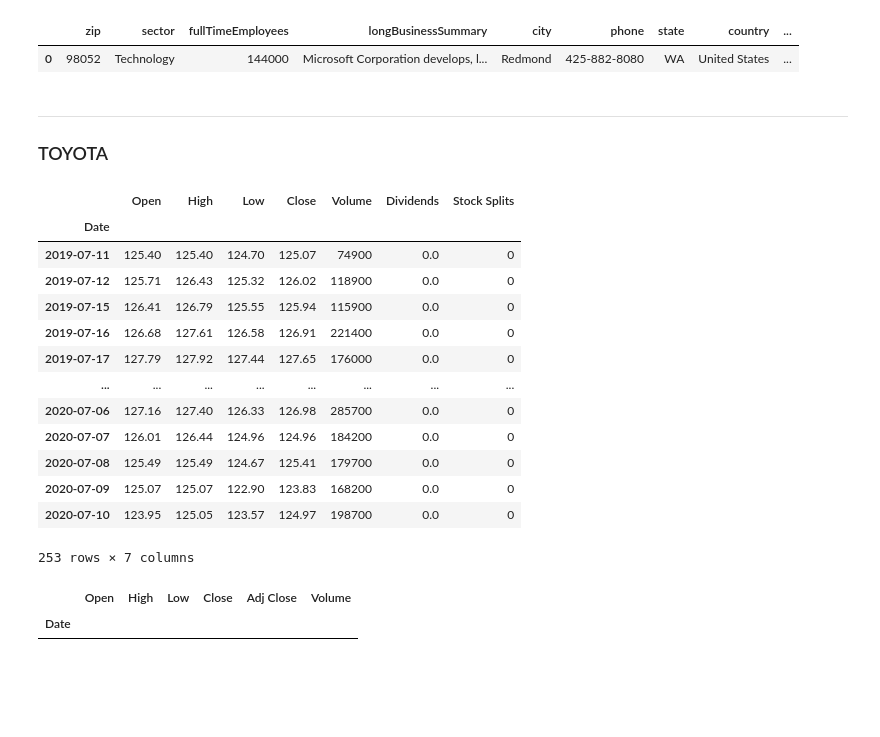
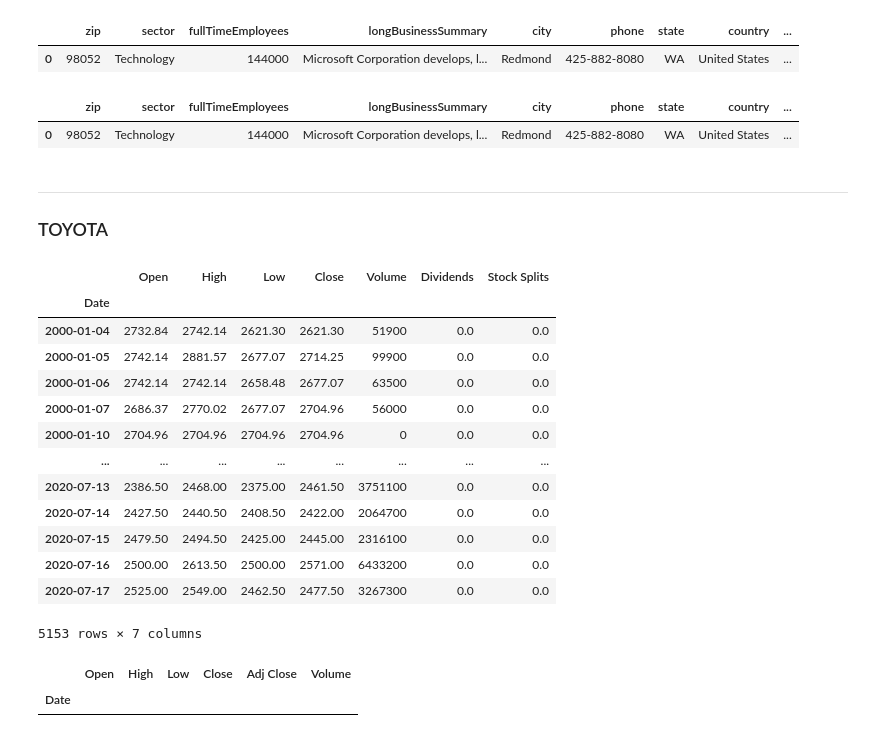
Before and after one commit to tarai2/Numer-ai, a Jupyter notebook: dataset/yfinance_example.ipynb, the cells around one changed output. Drawn from its saved outputs; the diff is of its cells as text; code cells hidden in the pictures; blank space fills up the shorter version.

```diff
--- a/dataset/yfinance_example.ipynb
+++ b/dataset/yfinance_example.ipynb
@@ -103,28 +112,33 @@ pd.DataFrame([msft.info])
 # %% [output]
 |  | zip | sector | fullTimeEmployees | longBusinessSummary | city | phone | state | country | ... |
 | 0 | 98052 | Technology | 144000 | Microsoft Corporation develops, l... | Redmond | 425-882-8080 | WA | United States | ... |
+# %%
+pd.DataFrame([msft.info])
+# %% [output]
+|  | zip | sector | fullTimeEmployees | longBusinessSummary | city | phone | state | country | ... |
+| 0 | 98052 | Technology | 144000 | Microsoft Corporation develops, l... | Redmond | 425-882-8080 | WA | United States | ... |
 # %% [markdown]
 ---
 ### TOYOTA
 # %%
 toyota = yf.Ticker("TM")
 # %%
-toyota.history(period="1y")
+toyota.history(period="max")
 # %% [output]
 |  | Open | High | Low | Close | Volume | Dividends | Stock Splits |
 | Date |  |  |  |  |  |  |  |
-| 2019-07-11 | 125.40 | 125.40 | 124.70 | 125.07 | 74900 | 0.0 | 0 |
-| 2019-07-12 | 125.71 | 126.43 | 125.32 | 126.02 | 118900 | 0.0 | 0 |
-| 2019-07-15 | 126.41 | 126.79 | 125.55 | 125.94 | 115900 | 0.0 | 0 |
-| 2019-07-16 | 126.68 | 127.61 | 126.58 | 126.91 | 221400 | 0.0 | 0 |
-| 2019-07-17 | 127.79 | 127.92 | 127.44 | 127.65 | 176000 | 0.0 | 0 |
+| 2000-01-04 | 2732.84 | 2742.14 | 2621.30 | 2621.30 | 51900 | 0.0 | 0.0 |
+| 2000-01-05 | 2742.14 | 2881.57 | 2677.07 | 2714.25 | 99900 | 0.0 | 0.0 |
+| 2000-01-06 | 2742.14 | 2742.14 | 2658.48 | 2677.07 | 63500 | 0.0 | 0.0 |
+| 2000-01-07 | 2686.37 | 2770.02 | 2677.07 | 2704.96 | 56000 | 0.0 | 0.0 |
+| 2000-01-10 | 2704.96 | 2704.96 | 2704.96 | 2704.96 | 0 | 0.0 | 0.0 |
 | ... | ... | ... | ... | ... | ... | ... | ... |
-| 2020-07-06 | 127.16 | 127.40 | 126.33 | 126.98 | 285700 | 0.0 | 0 |
-| 2020-07-07 | 126.01 | 126.44 | 124.96 | 124.96 | 184200 | 0.0 | 0 |
-| 2020-07-08 | 125.49 | 125.49 | 124.67 | 125.41 | 179700 | 0.0 | 0 |
-| 2020-07-09 | 125.07 | 125.07 | 122.90 | 123.83 | 168200 | 0.0 | 0 |
-| 2020-07-10 | 123.95 | 125.05 | 123.57 | 124.97 | 198700 | 0.0 | 0 |
+| 2020-07-13 | 2386.50 | 2468.00 | 2375.00 | 2461.50 | 3751100 | 0.0 | 0.0 |
+| 2020-07-14 | 2427.50 | 2440.50 | 2408.50 | 2422.00 | 2064700 | 0.0 | 0.0 |
+| 2020-07-15 | 2479.50 | 2494.50 | 2425.00 | 2445.00 | 2316100 | 0.0 | 0.0 |
+| 2020-07-16 | 2500.00 | 2613.50 | 2500.00 | 2571.00 | 6433200 | 0.0 | 0.0 |
+| 2020-07-17 | 2525.00 | 2549.00 | 2462.50 | 2477.50 | 3267300 | 0.0 | 0.0 |
-253 rows × 7 columns
+5153 rows × 7 columns
 # %%
 toyota.get_balance_sheet()
 # %% [output]
```
Also changed, not shown: parts of 33 cells of this notebook, 5 other files.
